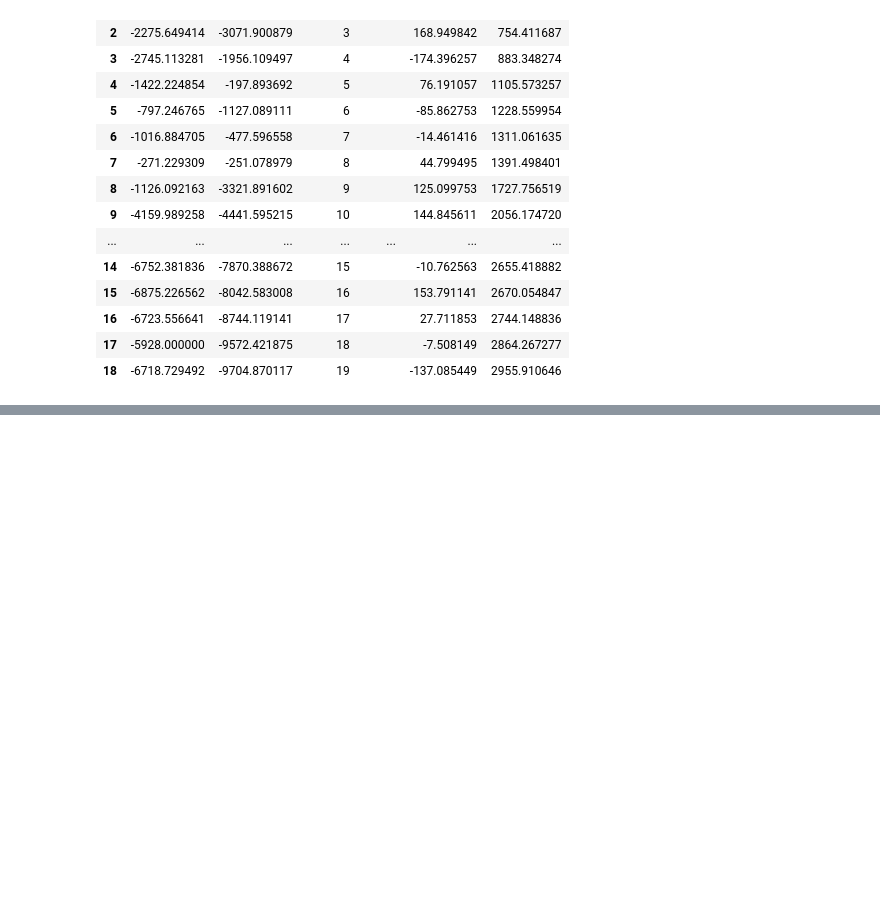
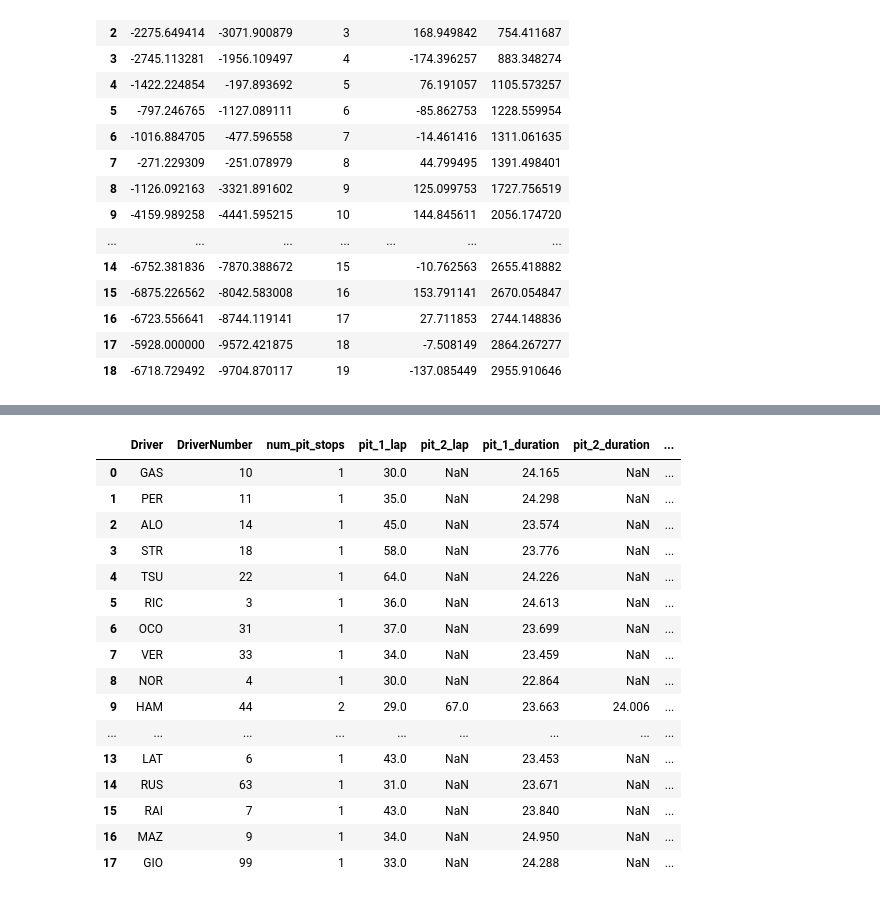
Before and after one commit to codecalligrapher/f1-finishing-position, a Jupyter notebook: notebooks/2-transform-data.ipynb, the cells around one changed output, grey strips where cells are left out. Cells and saved outputs as stored; diff of their text form; code cells hidden in the pictures; blank space fills up the shorter version.

```diff
--- a/notebooks/2-transform-data.ipynb
+++ b/notebooks/2-transform-data.ipynb
@@ -175,0 +266,42 @@ race.get_circuit_info().corners
+# %%
+# Flatten/pivot the above such that we have one row per driver, and columns for each pit stop (lap number, duration, strategy before and after the pit stop)
+laps_pit_stops['stop_num'] = laps_pit_stops.groupby('Driver').cumcount() + 1
+per_stop_cols = {
+        "LapNumber": "lap",
+        "pit_duration": "duration",
+        "PitInTime": "intime",
+        "FreshTyre": "fresh",
+        "strategy_before_pit": "tyre_before",
+        "strategy_after_pit": "tyre_after",
+    }
+
+pivoted = laps_pit_stops.groupby('Driver').first()[["DriverNumber", "num_pit_stops"]].reset_index()
+
+
+for src_col, label in per_stop_cols.items():
+    stop_pivot = (
+            laps_pit_stops.pivot_table(index='Driver', columns="stop_num", values=src_col, aggfunc="first")
+        )
+    stop_pivot.columns = [f"pit_{int(n)}_{label}" for n in stop_pivot.columns]
+    pivoted = pivoted.merge(stop_pivot.reset_index(), on='Driver', how="left")
+
+
+pivoted.sort_values('DriverNumber').reset_index(drop=True)
+# %% [output]
+|  | Driver | DriverNumber | num_pit_stops | pit_1_lap | pit_2_lap | pit_1_duration | pit_2_duration | ... |
+| 0 | GAS | 10 | 1 | 30.0 | NaN | 24.165 | NaN | ... |
+| 1 | PER | 11 | 1 | 35.0 | NaN | 24.298 | NaN | ... |
+| 2 | ALO | 14 | 1 | 45.0 | NaN | 23.574 | NaN | ... |
+| 3 | STR | 18 | 1 | 58.0 | NaN | 23.776 | NaN | ... |
+| 4 | TSU | 22 | 1 | 64.0 | NaN | 24.226 | NaN | ... |
+| 5 | RIC | 3 | 1 | 36.0 | NaN | 24.613 | NaN | ... |
+| 6 | OCO | 31 | 1 | 37.0 | NaN | 23.699 | NaN | ... |
+| 7 | VER | 33 | 1 | 34.0 | NaN | 23.459 | NaN | ... |
+| 8 | NOR | 4 | 1 | 30.0 | NaN | 22.864 | NaN | ... |
+| 9 | HAM | 44 | 2 | 29.0 | 67.0 | 23.663 | 24.006 | ... |
+| ... | ... | ... | ... | ... | ... | ... | ... | ... |
+| 13 | LAT | 6 | 1 | 43.0 | NaN | 23.453 | NaN | ... |
+| 14 | RUS | 63 | 1 | 31.0 | NaN | 23.671 | NaN | ... |
+| 15 | RAI | 7 | 1 | 43.0 | NaN | 23.840 | NaN | ... |
+| 16 | MAZ | 9 | 1 | 34.0 | NaN | 24.950 | NaN | ... |
+| 17 | GIO | 99 | 1 | 33.0 | NaN | 24.288 | NaN | ... |
```
Also changed, not shown: parts of 4 cells of this notebook, 1 other file.
